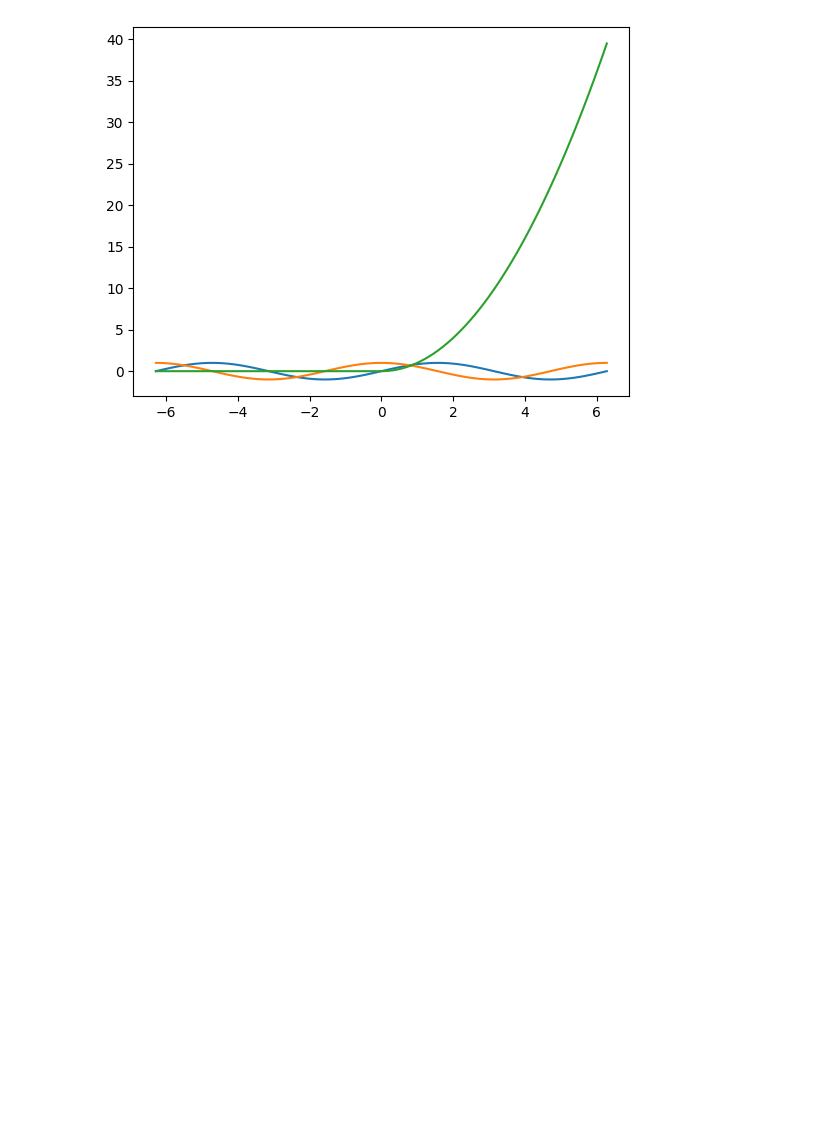
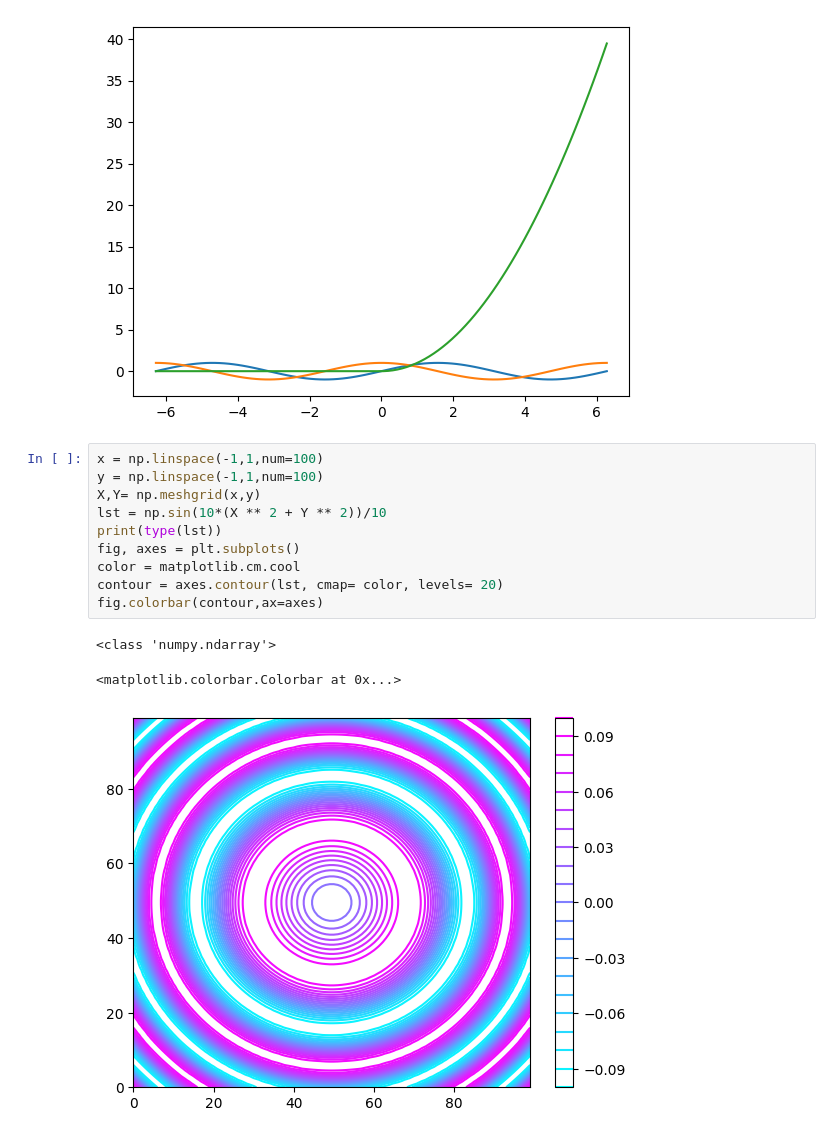
Before and after one commit to pxs4528/DATA-3401, a Jupyter notebook: Lab/Lab8/Lab8.ipynb, the cells around one changed output. Saved outputs shown, nothing was run; the diff lists cells and outputs as text; blank space fills up the shorter version.

```diff
--- a/Lab/Lab8/Lab8.ipynb
+++ b/Lab/Lab8/Lab8.ipynb
@@ -20,3 +20,17 @@ plt.show()
 # %% [output]
 [0, 0, 0, 0, 0, 0, 0, 0, 0, 0, 0, 0, 0, 0, 0, 0, 0, 0, 0, 0, 0, 0, 0, 0, 0, 0, 0, 0, 0, 0, 0, 0, 0, 0, 0, 0, 0, 0, 0, 0, 0, 0, 0, 0, 0, 0, 0, 0, 0, 0, 0.004027998939328461, 0.036251990453955475, 0.100 ...
 [figure]
+# %%
+x = np.linspace(-1,1,num=100)
+y = np.linspace(-1,1,num=100)
+X,Y= np.meshgrid(x,y)
+lst = np.sin(10*(X ** 2 + Y ** 2))/10
+print(type(lst))
+fig, axes = plt.subplots()
+color = matplotlib.cm.cool
+contour = axes.contour(lst, cmap= color, levels= 20)
+fig.colorbar(contour,ax=axes)
+# %% [output]
+<class 'numpy.ndarray'>
+<matplotlib.colorbar.Colorbar at 0x...>
+[figure, added]
```
Also changed, not shown: parts of 3 cells of this notebook.
